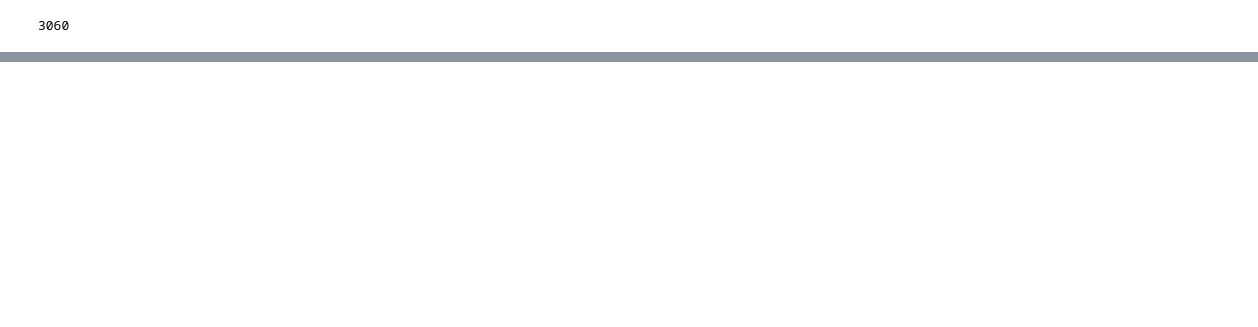
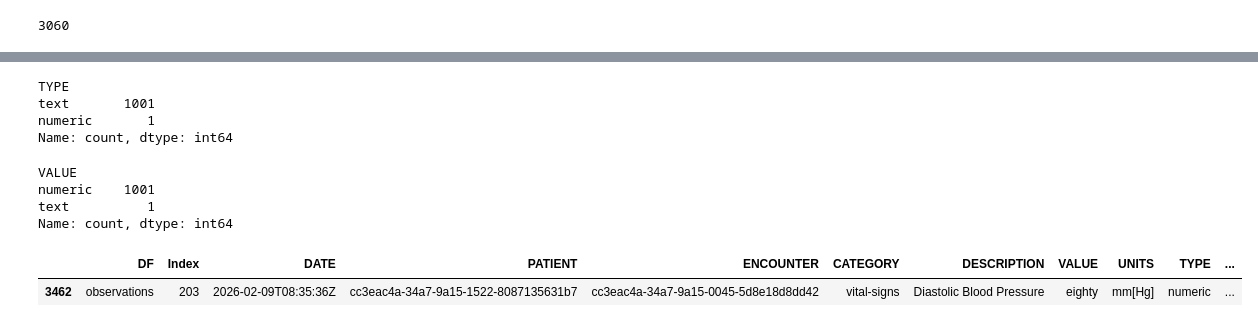
Before and after one commit to dropoftherain/Clinical-Data-Validation-Pipeline, a Jupyter notebook: investigate_results.ipynb, the cells around one changed output, grey strips where cells are left out. Drawn from its saved outputs; the diff is of its cells as text; code cells hidden in the pictures; blank space fills up the shorter version.

```diff
--- a/investigate_results.ipynb
+++ b/investigate_results.ipynb
@@ -180,0 +230,19 @@ The failure concerns 3060 unique records that resulted ...
+# %%
+not_corresponding['TYPE'].value_counts()
+# %% [output]
+TYPE
+text       1001
+numeric       1
+Name: count, dtype: int64
+# %%
+not_corresponding['VALUE'].apply(check_datatype).value_counts()
+# %% [output]
+VALUE
+numeric    1001
+text          1
+Name: count, dtype: int64
+# %%
+display(not_corresponding[not_corresponding['VALUE'] == 'eighty'])
+# %% [output]
+|  | DF | Index | DATE | PATIENT | ENCOUNTER | CATEGORY | DESCRIPTION | VALUE | UNITS | TYPE | ... |
+| 3462 | observations | 203 | 2026-02-09T08:35:36Z | cc3eac4a-34a7-9a15-1522-8087135631b7 | cc3eac4a-34a7-9a15-0045-5d8e18d8dd42 | vital-signs | Diastolic Blood Pressure | eighty | mm[Hg] | numeric | ... |
```
Also changed, not shown: parts of 14 cells of this notebook, 3 other files.
